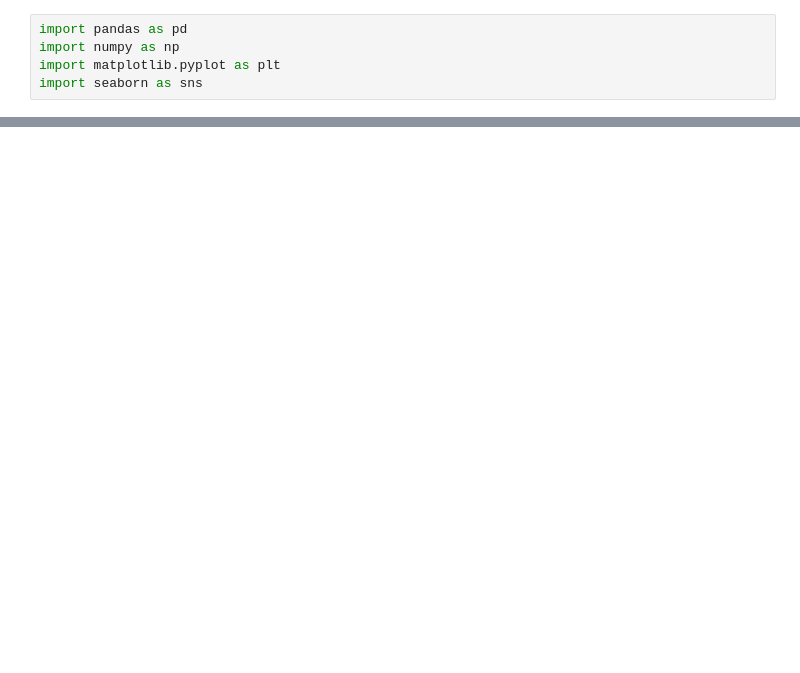
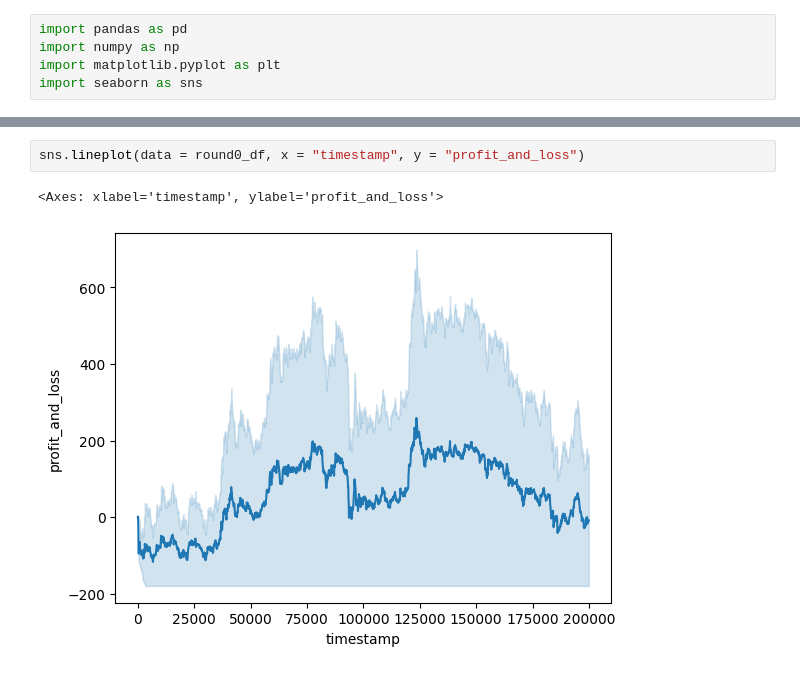
Before and after one commit to Advay-K1/IMC_Prosperity, a Jupyter notebook: undergound.ipynb, the cells around one changed output, grey strips where cells are left out. Cells and saved outputs as stored; diff of their text form; blank space fills up the shorter version.

```diff
--- a/undergound.ipynb
+++ b/undergound.ipynb
@@ -25,0 +45,5 @@ round0_df.tail()
+# %%
+sns.lineplot(data = round0_df, x = "timestamp", y = "profit_and_loss")
+# %% [output]
+<Axes: xlabel='timestamp', ylabel='profit_and_loss'>
+[figure, added]
```
Also changed, not shown: parts of 4 cells of this notebook.
